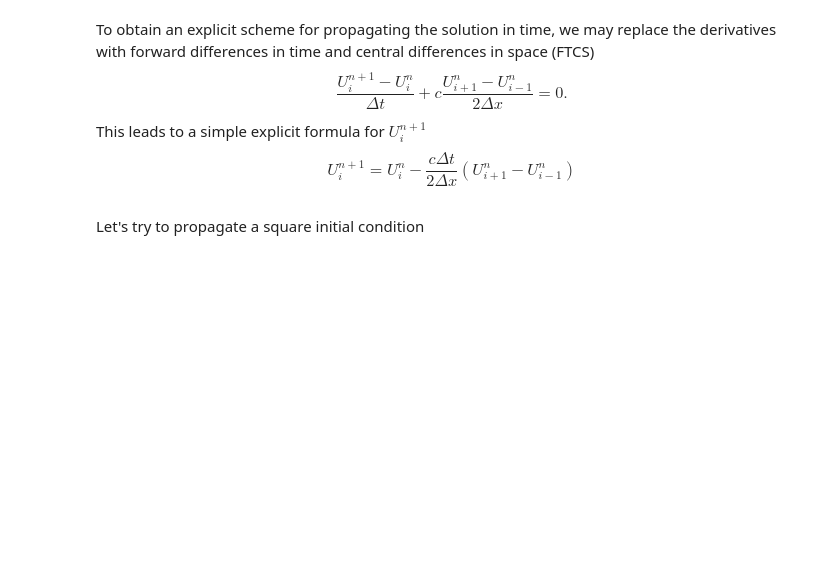
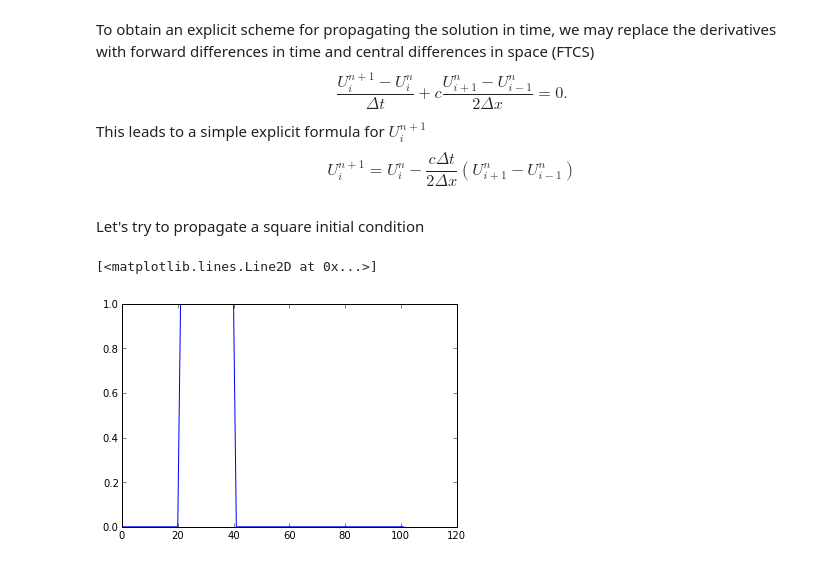
Before and after one commit to rouckas/NEVF138, a Jupyter notebook: Convection.ipynb, the cells around one changed output. Drawn from its saved outputs; the diff is of its cells as text; code cells hidden in the pictures; blank space fills up the shorter version.

```diff
--- a/Convection.ipynb
+++ b/Convection.ipynb
@@ -50,10 +50,14 @@ def convection_solve(U, dx, dt, nx, nt):
 # %% [markdown]
 Let's try to propagate a square initial condition
 # %%
-U, dx, dt, x, t = wave_init(maxx, maxt, v, nx, CFL)
+U, dx, dt, x, t = wave_init(maxx, maxt, v, nx, CFL=1)
 U[0,:] = 0.
 U[0, (x<maxx*0.4) & (x>maxx*0.2)] = 1.
-U[0,:] = sin(x*5)
+#U[0,:] = sin(x*5)
+plot(U[0,:])
+# %% [output]
+[<matplotlib.lines.Line2D at 0x...>]
+[figure, added]
 # %%
 convection_solve(U, dx, dt, nx, len(t))
 pcolormesh(U, rasterized=True, vmin=-2, vmax=2)
```
Also changed, not shown: parts of 28 cells of this notebook.
